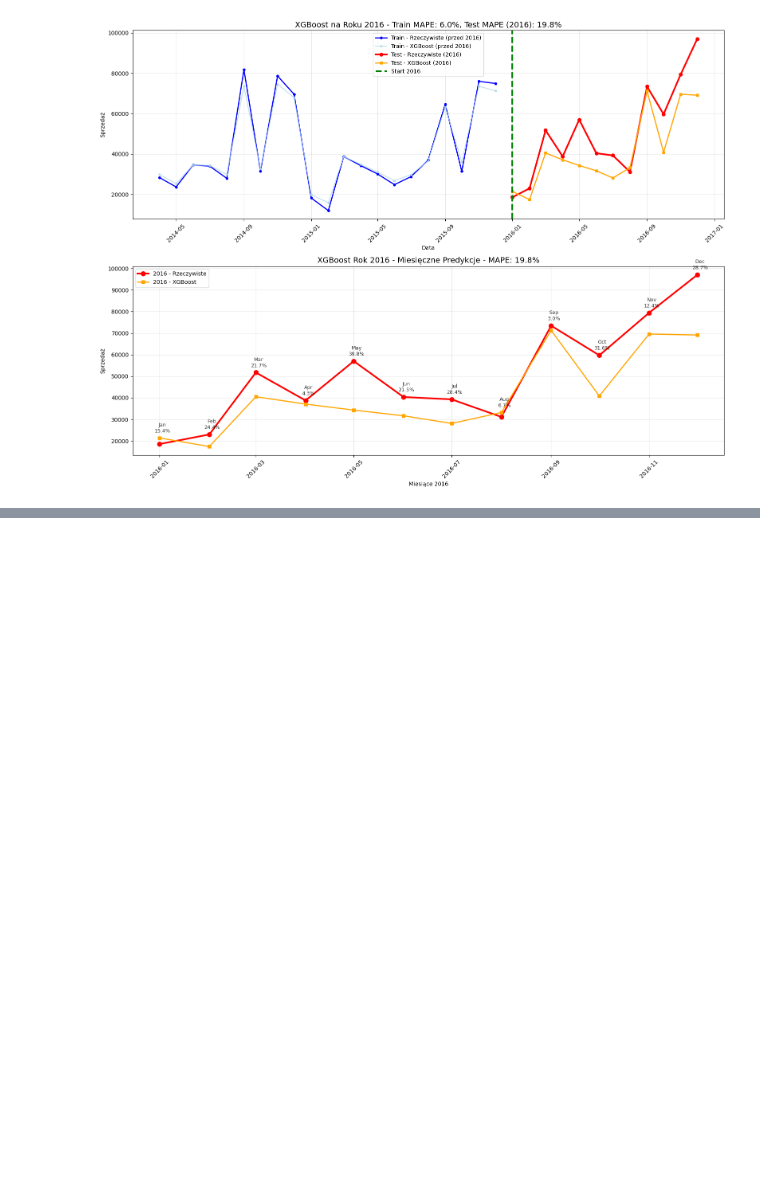
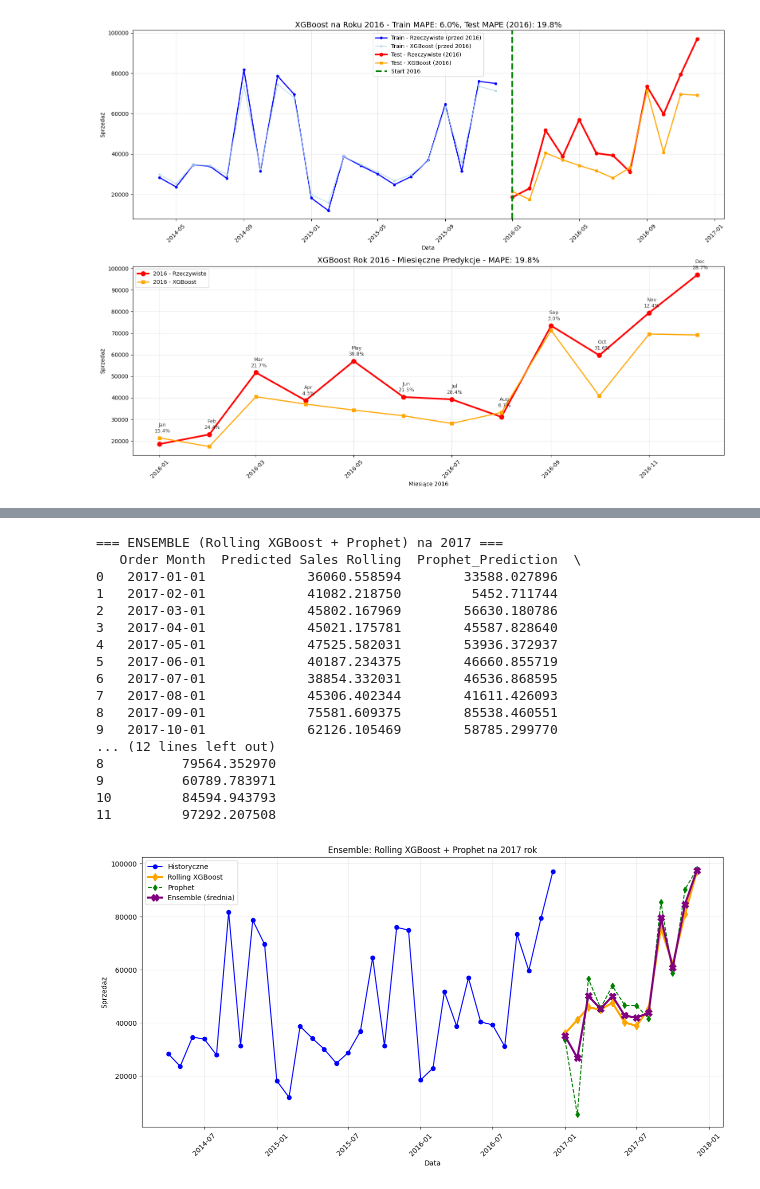
Before and after one commit to Matela7/forecasting_sales, a Jupyter notebook: xgboost.ipynb, the cells around one changed output, grey strips where cells are left out. Cells and saved outputs as stored; diff of their text form; code cells hidden in the pictures; blank space fills up the shorter version.

```diff
--- a/xgboost.ipynb
+++ b/xgboost.ipynb
@@ -840,0 +924,46 @@ plt.show()
+# %%
+ensemble_df = pd.merge(
+    future_df_rolling[['Order Month', 'Predicted Sales Rolling']],
+    forecast_2017.rename(columns={'ds': 'Order Month', 'yhat': 'Prophet_Prediction'}),
+    on='Order Month',
+    how='inner'
+)
+
+# Wylicz średnią predykcję (ensemble rolling + prophet)
+ensemble_df['Ensemble_Prediction'] = (
+    0.6 * ensemble_df['Predicted Sales Rolling'] + 0.4 * ensemble_df['Prophet_Prediction']
+)
+print("\n=== ENSEMBLE (Rolling XGBoost + Prophet) na 2017 ===")
+print(ensemble_df[['Order Month', 'Predicted Sales Rolling', 'Prophet_Prediction', 'Ensemble_Prediction']])
+
+# Wykres porównawczy
+plt.figure(figsize=(15, 7))
+plt.plot(monthly_sales['Order Month'], monthly_sales['Sales'], 'o-', label='Historyczne', color='blue')
+plt.plot(ensemble_df['Order Month'], ensemble_df['Predicted Sales Rolling'], 'd-', label='Rolling XGBoost', color='orange', linewidth=3, markersize=8)
+plt.plot(ensemble_df['Order Month'], ensemble_df['Prophet_Prediction'], 'd--', label='Prophet', color='green')
+plt.plot(ensemble_df['Order Month'], ensemble_df['Ensemble_Prediction'], 'X-', label='Ensemble (średnia)', color='purple', linewidth=3, markersize=10)
+plt.xlabel('Data')
+plt.ylabel('Sprzedaż')
+plt.title('Ensemble: Rolling XGBoost + Prophet na 2017 rok')
+plt.legend()
+plt.xticks(rotation=45)
+plt.grid(True, alpha=0.3)
+# %% [output]
+=== ENSEMBLE (Rolling XGBoost + Prophet) na 2017 ===
+   Order Month  Predicted Sales Rolling  Prophet_Prediction  \
+0   2017-01-01             36060.558594        33588.027896
+1   2017-02-01             41082.218750         5452.711744
+2   2017-03-01             45802.167969        56630.180786
+3   2017-04-01             45021.175781        45587.828640
+4   2017-05-01             47525.582031        53936.372937
+5   2017-06-01             40187.234375        46660.855719
+6   2017-07-01             38854.332031        46536.868595
+7   2017-08-01             45306.402344        41611.426093
+8   2017-09-01             75581.609375        85538.460551
+9   2017-10-01             62126.105469        58785.299770
+... (12 lines left out)
+8          79564.352970
+9          60789.783971
+10         84594.943793
+11         97292.207508
+[figure, added]
```
Also changed, not shown: parts of 4 cells of this notebook, 2 other files.
